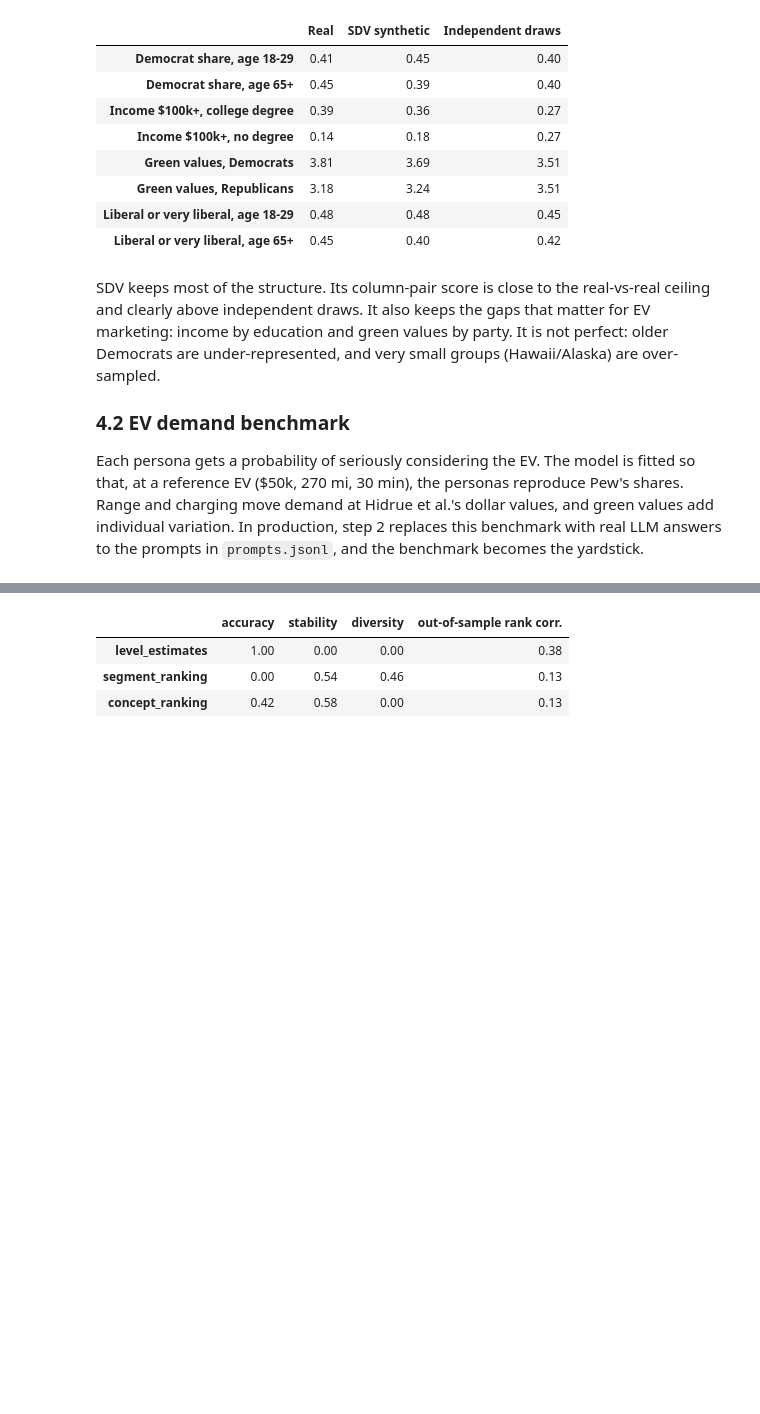
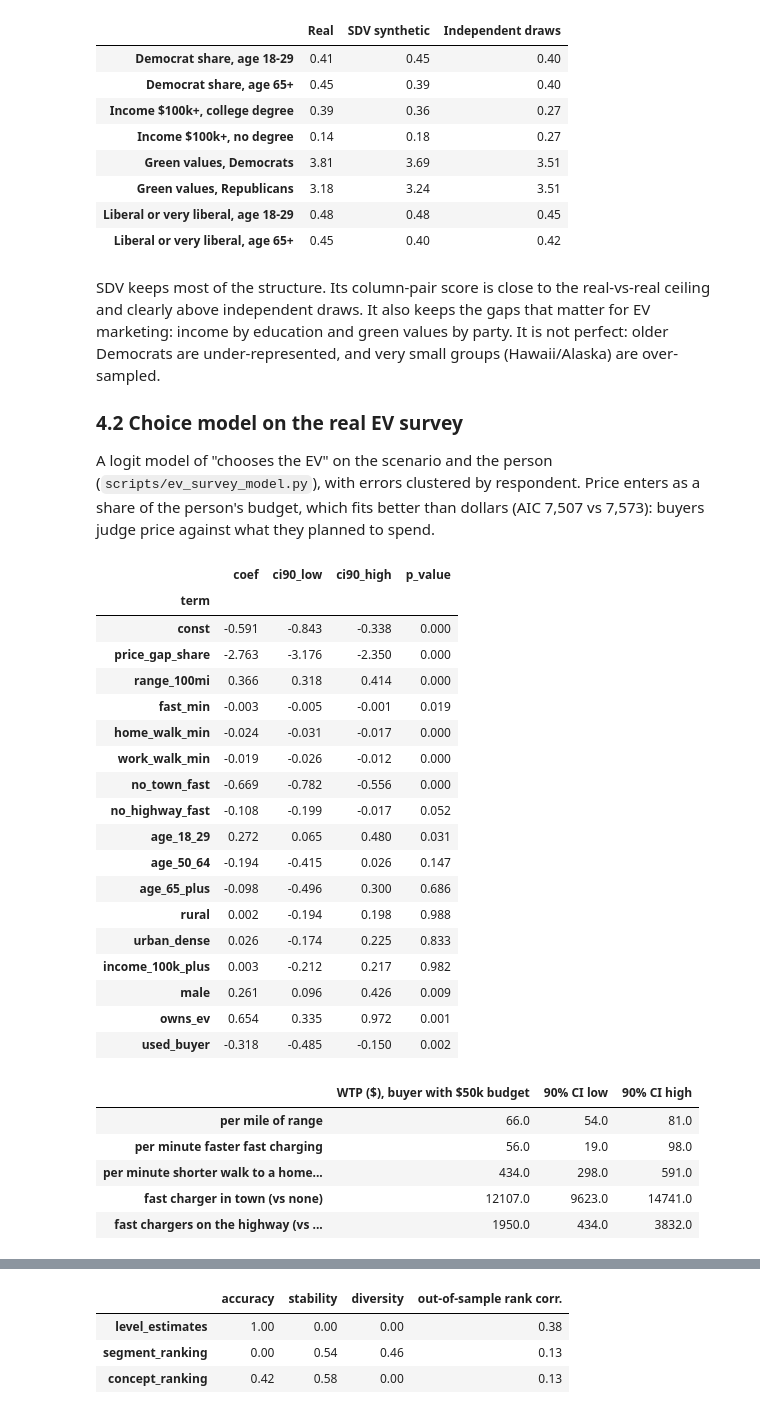
Before and after one commit to milangoossens123-dot/ev-twinlab, a Jupyter notebook: EV_TwinLab_report.ipynb, the cells around one changed output, grey strips where cells are left out. Cells and saved outputs as stored; diff of their text form; code cells hidden in the pictures; blank space fills up the shorter version.

```diff
--- a/EV_TwinLab_report.ipynb
+++ b/EV_TwinLab_report.ipynb
@@ -144,5 +168,41 @@ pd.DataFrame({"Real": evp.crosstabs(real), "SDV synthetic": evp.crosstabs(big),
 # %% [markdown]
 SDV keeps most of the structure. Its column-pair score is close to the real-vs-real ceiling and clearly above independent draws. It also keeps the gaps that matter for EV marketing: income by education and green values by party. It is not perfect: older Democrats are under-represented, and very small groups (Hawaii/Alaska) are over-sampled.
 
-### 4.2 EV demand benchmark
-Each persona gets a probability of seriously considering the EV. The model is fitted so that, at a reference EV (\$50k, 270 mi, 30 min), the personas reproduce Pew's shares. Range and charging move demand at Hidrue et al.'s dollar values, and green values add individual variation. In production, step 2 replaces this benchmark with real LLM answers to the prompts in `prompts.jsonl`, and the benchmark becomes the yardstick.
+### 4.2 Choice model on the real EV survey
+A logit model of "chooses the EV" on the scenario and the person (`scripts/ev_survey_model.py`), with errors clustered by respondent. Price enters as a share of the person's budget, which fits better than dollars (AIC 7,507 vs 7,573): buyers judge price against what they planned to spend.
+# %%
+sv = json.load(open(f"{DATA}/ev_survey_model.json"))
+coef = pd.DataFrame(sv["coefficients"]).set_index("term")[["coef", "ci90_low", "ci90_high", "p_value"]]
+display(coef.round(3))
+w = sv["wtp"]["at_budget_50k_reference_ev"]
+labels = {"usd_per_mile_range": "per mile of range", "usd_per_minute_faster_charging": "per minute faster fast charging",
+          "usd_per_minute_shorter_walk_home_charger": "per minute shorter walk to a home charger",
+          "usd_fast_charger_in_town": "fast charger in town (vs none)", "usd_fast_chargers_on_highway": "fast chargers on the highway (vs none)"}
+pd.DataFrame({labels[k]: {"WTP ($), buyer with $50k budget": w[k]["estimate"], "90% CI low": w[k]["ci90"][0], "90% CI high": w[k]["ci90"][1]}
+              for k in labels}).T.round(0)
+# %% [output]
+|  | coef | ci90_low | ci90_high | p_value |
+| term |  |  |  |  |
+| const | -0.591 | -0.843 | -0.338 | 0.000 |
+| price_gap_share | -2.763 | -3.176 | -2.350 | 0.000 |
+| range_100mi | 0.366 | 0.318 | 0.414 | 0.000 |
+| fast_min | -0.003 | -0.005 | -0.001 | 0.019 |
+| home_walk_min | -0.024 | -0.031 | -0.017 | 0.000 |
+| work_walk_min | -0.019 | -0.026 | -0.012 | 0.000 |
+| no_town_fast | -0.669 | -0.782 | -0.556 | 0.000 |
+| no_highway_fast | -0.108 | -0.199 | -0.017 | 0.052 |
+| age_18_29 | 0.272 | 0.065 | 0.480 | 0.031 |
+| age_50_64 | -0.194 | -0.415 | 0.026 | 0.147 |
+| age_65_plus | -0.098 | -0.496 | 0.300 | 0.686 |
+| rural | 0.002 | -0.194 | 0.198 | 0.988 |
+| urban_dense | 0.026 | -0.174 | 0.225 | 0.833 |
+| income_100k_plus | 0.003 | -0.212 | 0.217 | 0.982 |
+| male | 0.261 | 0.096 | 0.426 | 0.009 |
+| owns_ev | 0.654 | 0.335 | 0.972 | 0.001 |
+| used_buyer | -0.318 | -0.485 | -0.150 | 0.002 |
+|  | WTP ($), buyer with $50k budget | 90% CI low | 90% CI high |
+| per mile of range | 66.0 | 54.0 | 81.0 |
+| per minute faster fast charging | 56.0 | 19.0 | 98.0 |
+| per minute shorter walk to a home... | 434.0 | 298.0 | 591.0 |
+| fast charger in town (vs none) | 12107.0 | 9623.0 | 14741.0 |
+| fast chargers on the highway (vs ... | 1950.0 | 434.0 | 3832.0 |
```
Also changed, not shown: parts of 17 cells of this notebook, 13 other files.
